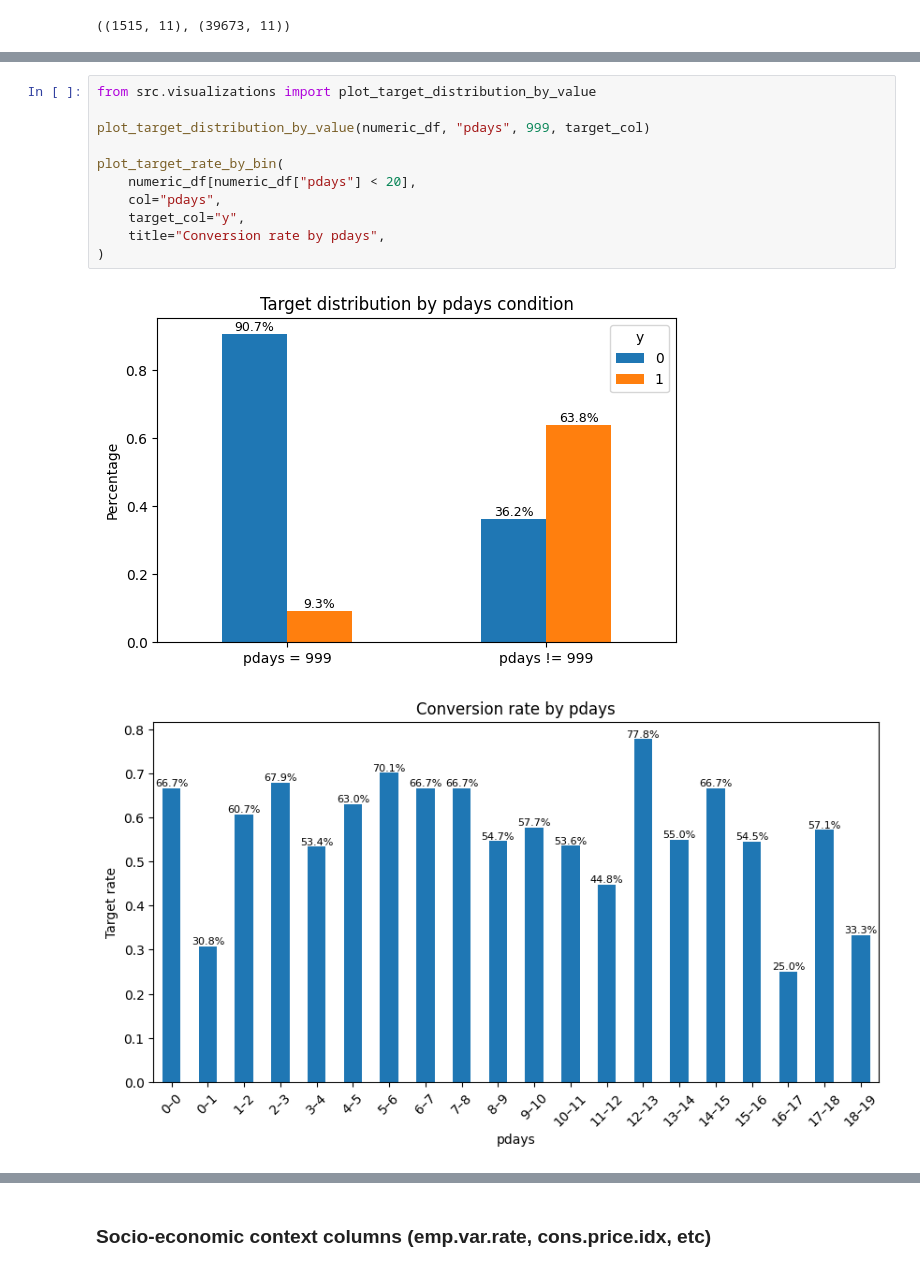
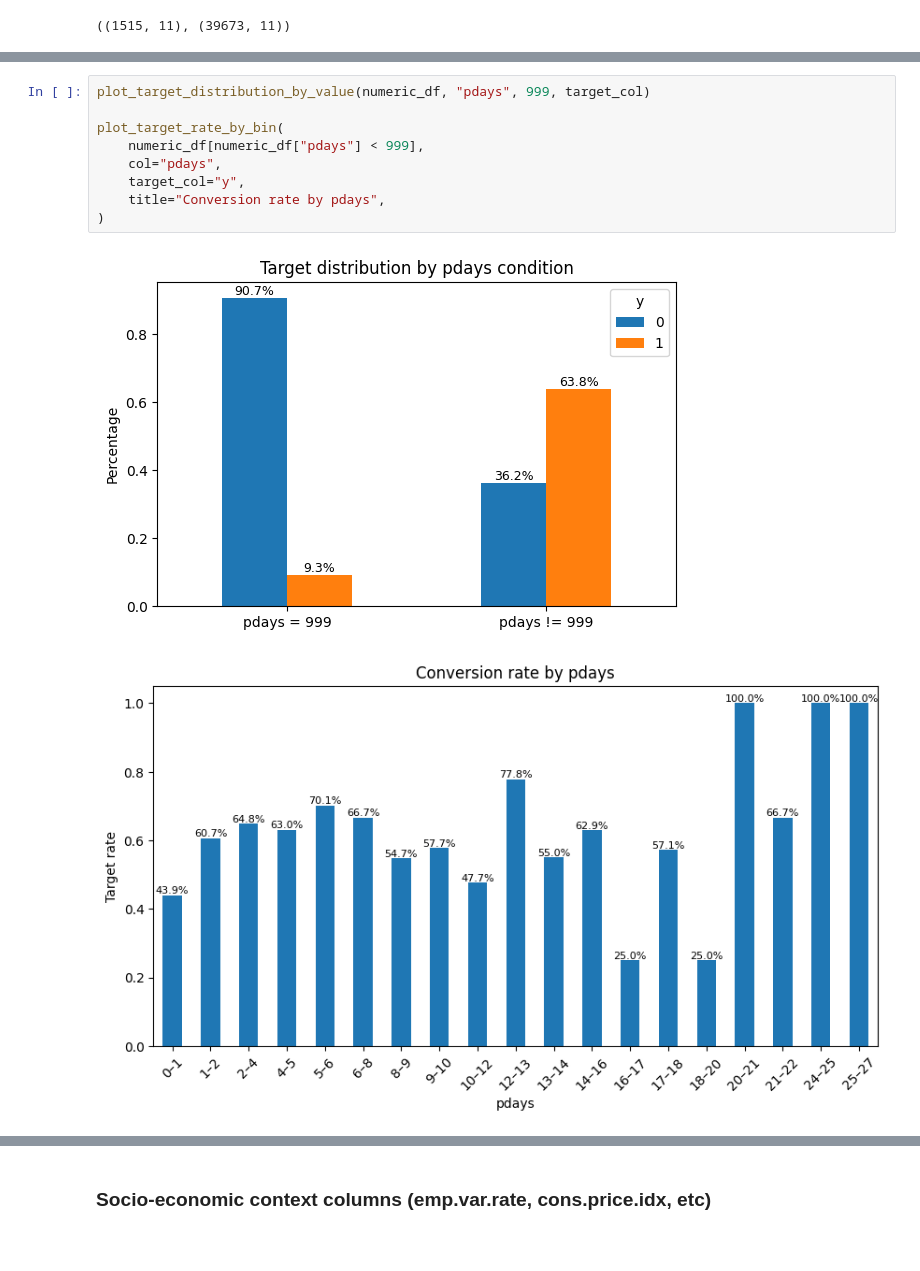
Before and after one commit to Maxstef/ml-bank-additional-project, a Jupyter notebook: notebooks/01_eda.ipynb, the cells around one changed output, grey strips where cells are left out. Drawn from its saved outputs; the diff is of its cells as text; blank space fills up the shorter version.

```diff
--- a/notebooks/01_eda.ipynb
+++ b/notebooks/01_eda.ipynb
@@ -242,15 +326,13 @@ numeric_df[numeric_df["pdays"] != 999].shape, numeric_df[numeric_df["pdays"] ==
 # %%
-from src.visualizations import plot_target_distribution_by_value
-
 plot_target_distribution_by_value(numeric_df, "pdays", 999, target_col)
 
 plot_target_rate_by_bin(
-    numeric_df[numeric_df["pdays"] < 20],
+    numeric_df[numeric_df["pdays"] < 999],
     col="pdays",
     target_col="y",
     title="Conversion rate by pdays",
 )
 # %% [output]
 [figure]
-[figure, old version]
+[figure, new version]
 # %% [markdown]
```
Also changed, not shown: parts of 36 cells of this notebook, 1 other file.
